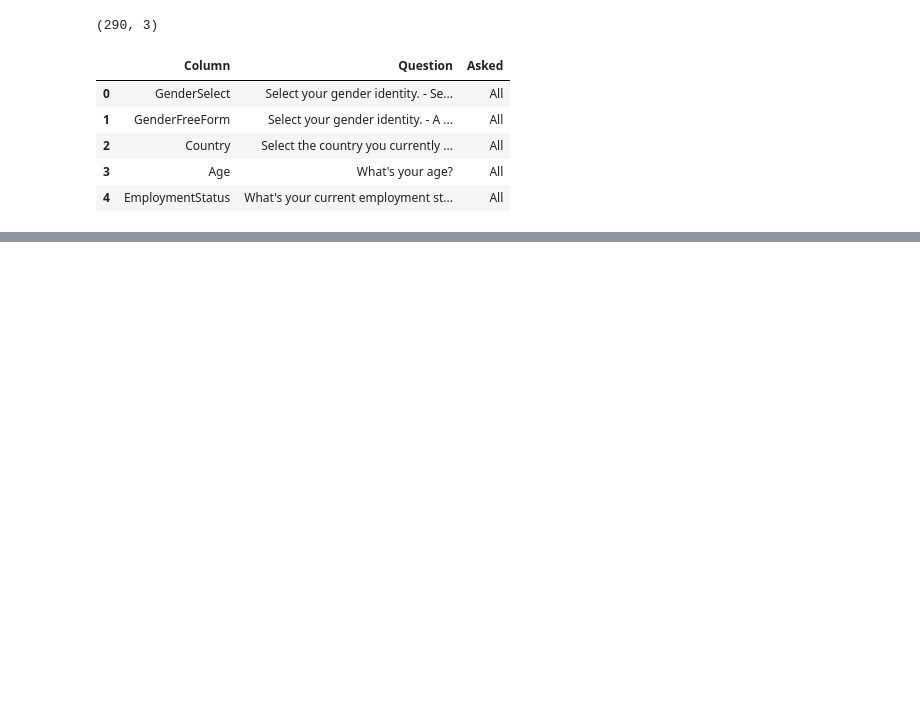
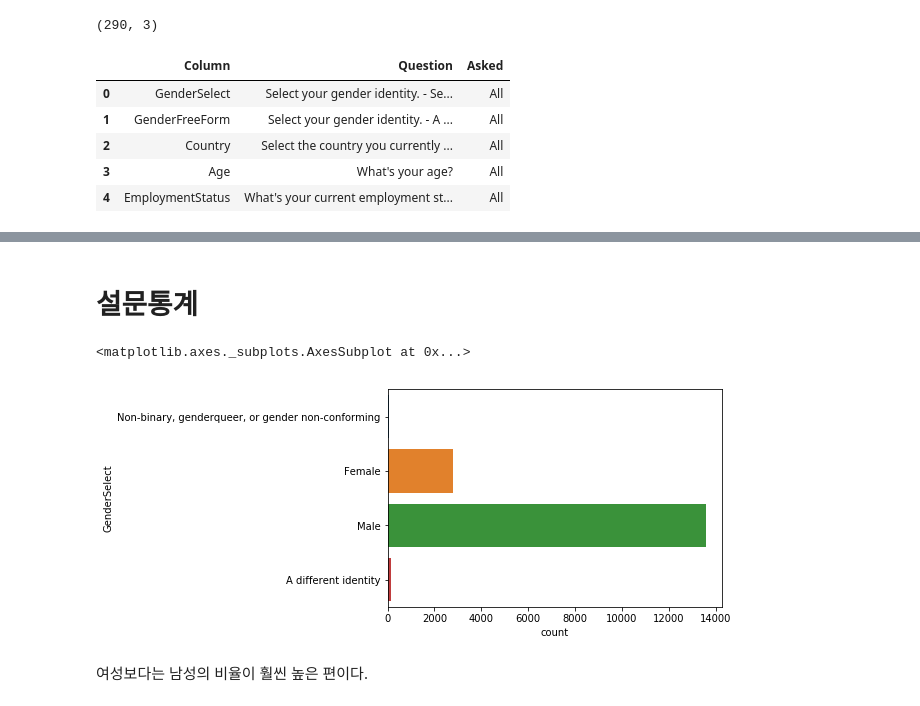
Before and after one commit to staryp/kaggle, a Jupyter notebook: kaggle_step_1/kaggle-ML-DS-survey-2017-EDA-FAQ.ipynb, the cells around one changed output, grey strips where cells are left out. Drawn from its saved outputs; the diff is of its cells as text; code cells hidden in the pictures; blank space fills up the shorter version.

```diff
--- a/kaggle_step_1/kaggle-ML-DS-survey-2017-EDA-FAQ.ipynb
+++ b/kaggle_step_1/kaggle-ML-DS-survey-2017-EDA-FAQ.ipynb
@@ -26,0 +71,9 @@ question.head()
+# %% [markdown]
+<h1>설문통계</h1>
+# %%
+sns.countplot(y='GenderSelect', data=mcq)
+# %% [output]
+<matplotlib.axes._subplots.AxesSubplot at 0x...>
+[figure, added]
+# %% [markdown]
+여성보다는 남성의 비율이 훨씬 높은 편이다.
```
Also changed, not shown: parts of 31 cells of this notebook.
